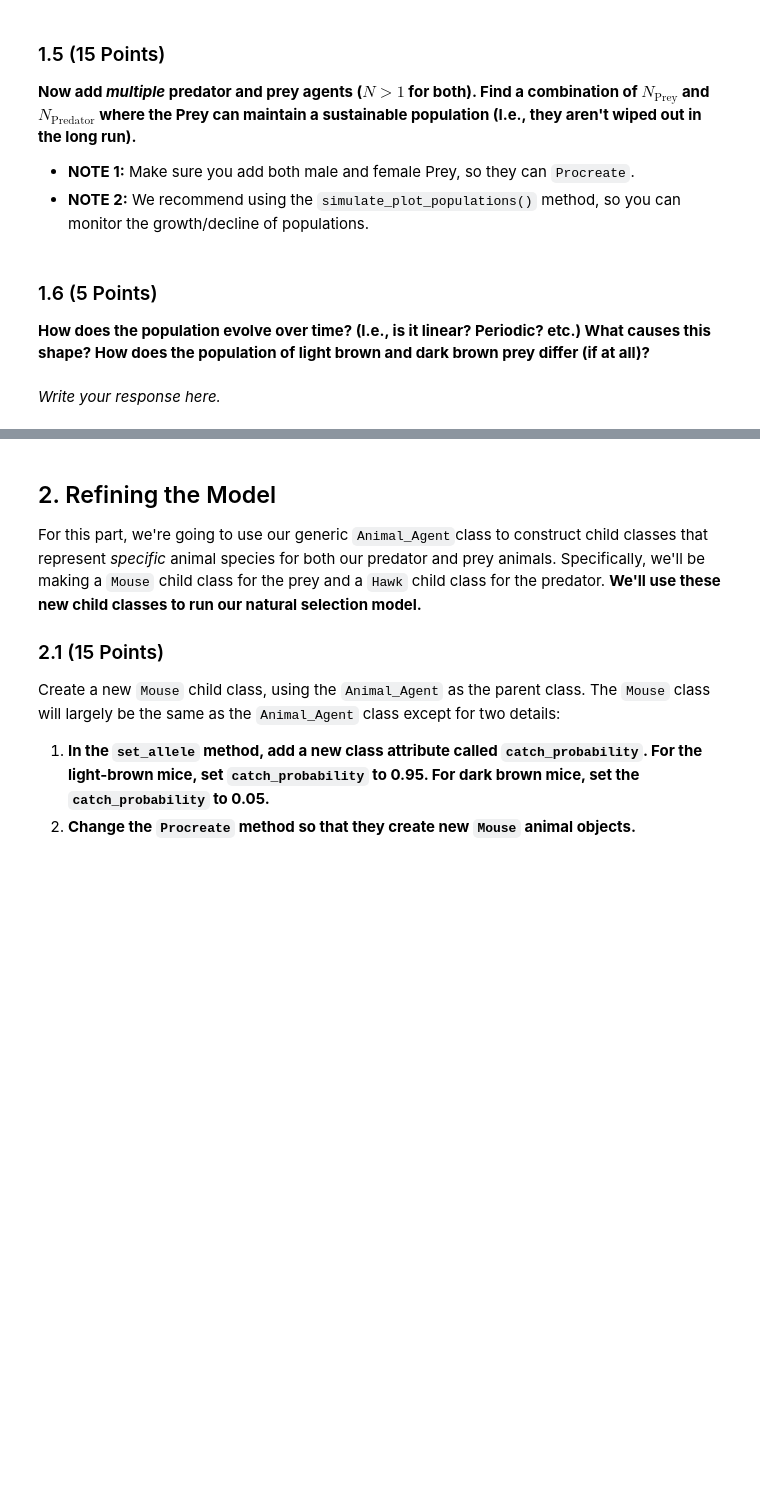
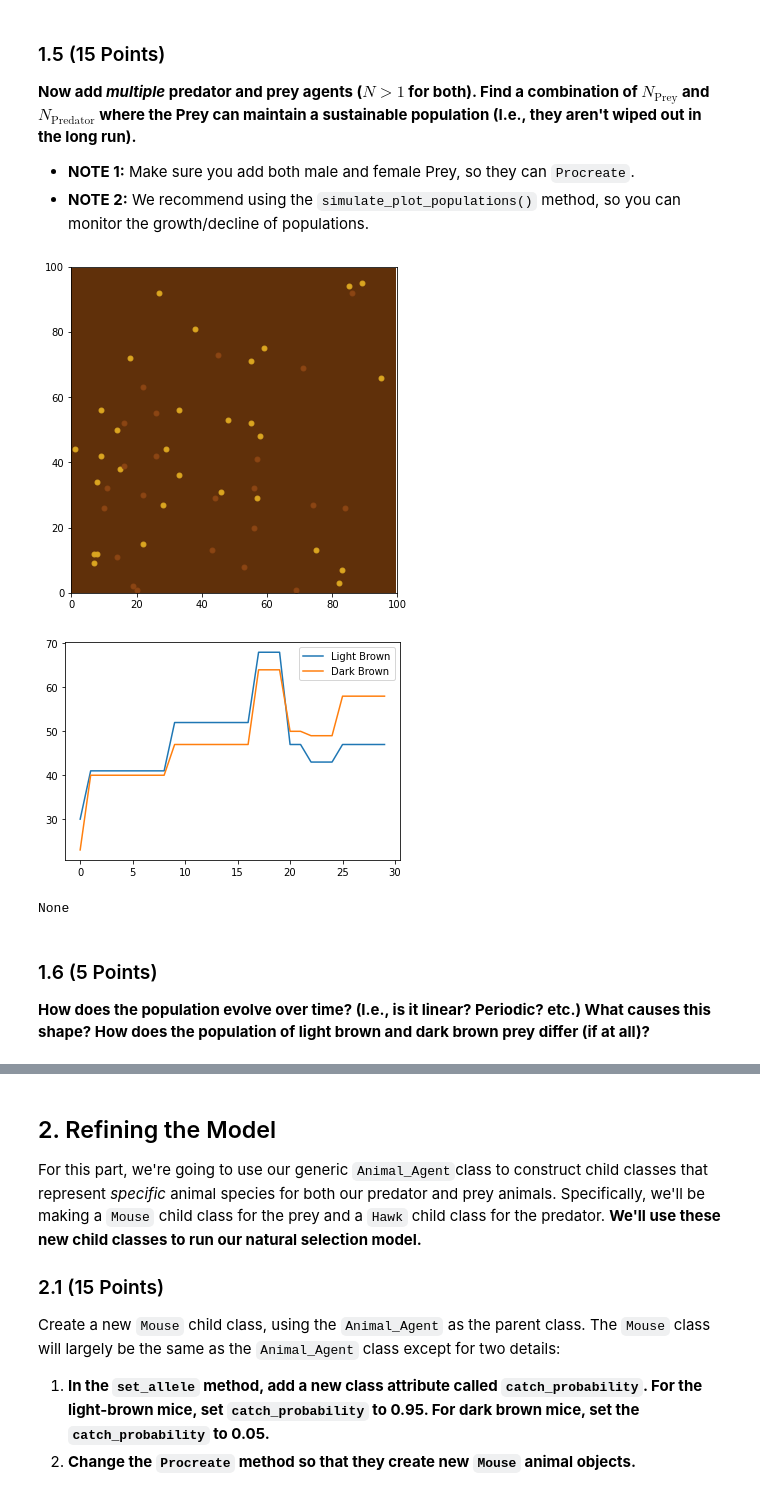
Before and after one commit to codeme69/CMSE202-s23-turnin, a Jupyter notebook: hw-03/HW3_ABMs_STUDENT.ipynb, the cells around one changed output, grey strips where cells are left out. Drawn from its saved outputs; the diff is of its cells as text; code cells hidden in the pictures; blank space fills up the shorter version.

```diff
--- a/hw-03/HW3_ABMs_STUDENT.ipynb
+++ b/hw-03/HW3_ABMs_STUDENT.ipynb
@@ -96,6 +129,39 @@ Construct a new `Environment` object and a new `Animal_Agent` object. Specify th
+# %%
+#Write your code here
+env_main = Environment()
+
+#male predators
+for i in range(4):
+    pred = Animal_Agent(ptype="Predator",color="red")
+    pred.set_allele(1,0)
+    env_main.add_agent(pred)
+
+#female predators
+for i in range(4):
+    pred = Animal_Agent(sex='F',ptype="Predator",color="red")
+    pred.set_allele(0,1)
+    env_main.add_agent(pred)
+
+#female prey
+for i in range(25):
+    animal = Animal_Agent(sex='F',color="blue")
+    animal.set_allele(1,0)
+    env_main.add_agent(animal)
+
+#male prey
+for i in range(15):
+    animal = Animal_Agent(color="blue")
+    animal.set_allele(0,0)
+    env_main.add_agent(animal)
+
+
+env_main.simulate(30)
+print(env_main.simulate_plot_populations(30))
+# %% [output]
+[figure, added]
+[figure, added]
+None
 # %% [markdown]
 ### 1.6 (5 Points)
 
 **How does the population evolve over time? (I.e., is it linear? Periodic? etc.) What causes this shape? How does the population of light brown and dark brown prey differ (if at all)?**
-# %% [markdown]
-*Write your response here.*
```
Also changed, not shown: parts of 21 cells of this notebook, 2 other files.
